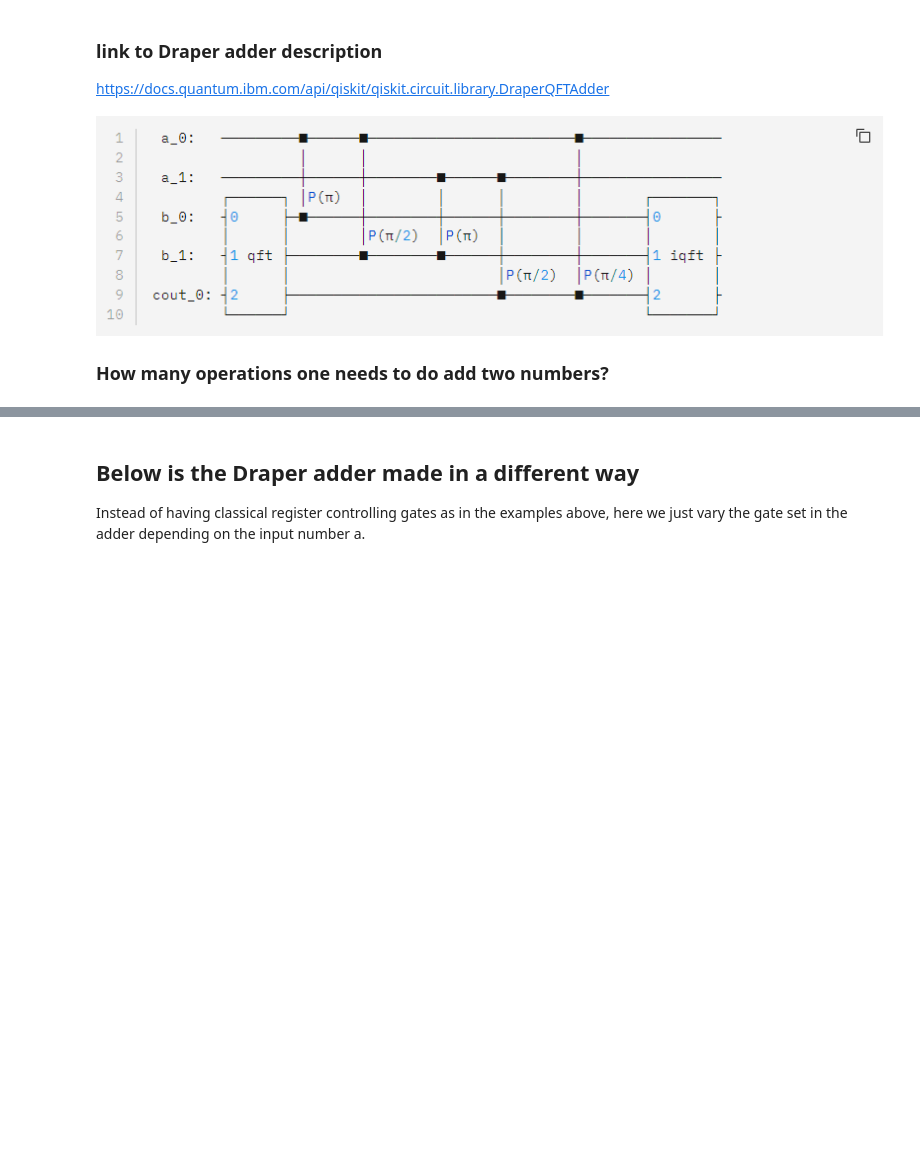
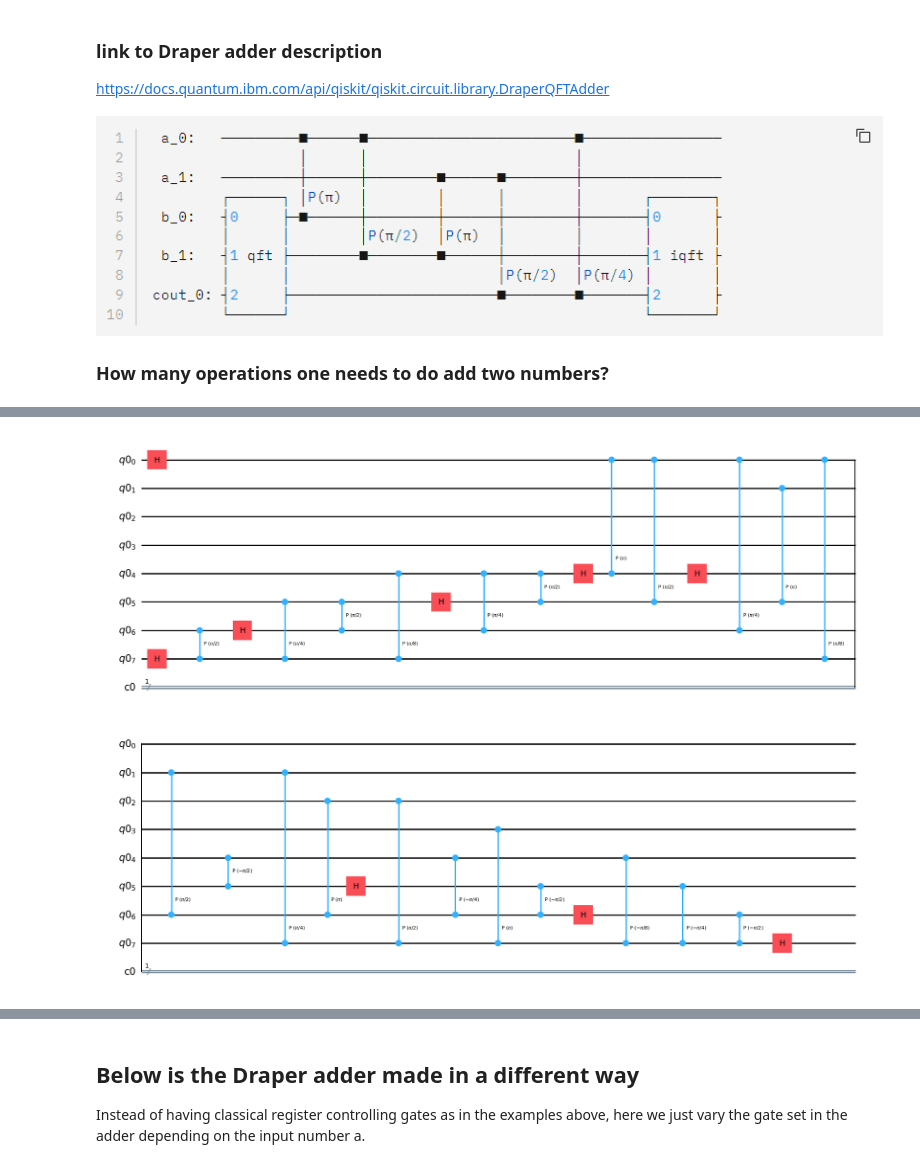
Before and after one commit to OlegUdalov/QC-qiskit-codes, a Jupyter notebook: Shor/DraperAdder.ipynb, the cells around one changed output, grey strips where cells are left out. Saved outputs shown, nothing was run; the diff lists cells and outputs as text; code cells hidden in the pictures; blank space fills up the shorter version.

```diff
--- a/Shor/DraperAdder.ipynb
+++ b/Shor/DraperAdder.ipynb
@@ -72,3 +87,7 @@ psi = array([ 0.71-0.j, -0.  +0.j,  0.  +0.j,  0.  +0.j,  0.  +0.j,  0.71-0.j,
+# %%
+circ.draw('mpl')
+# %% [output]
+[figure, added]
 # %%
 import math
 def show_state_vector(state,prec,dec_numb):
```
Also changed, not shown: parts of 5 cells of this notebook, 10 other files.
